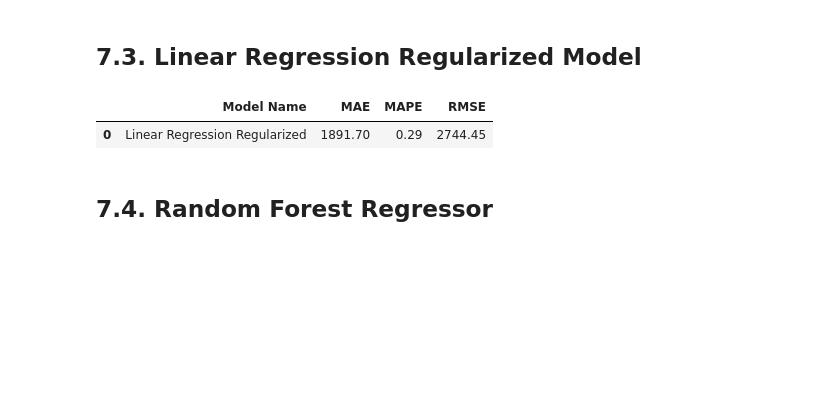
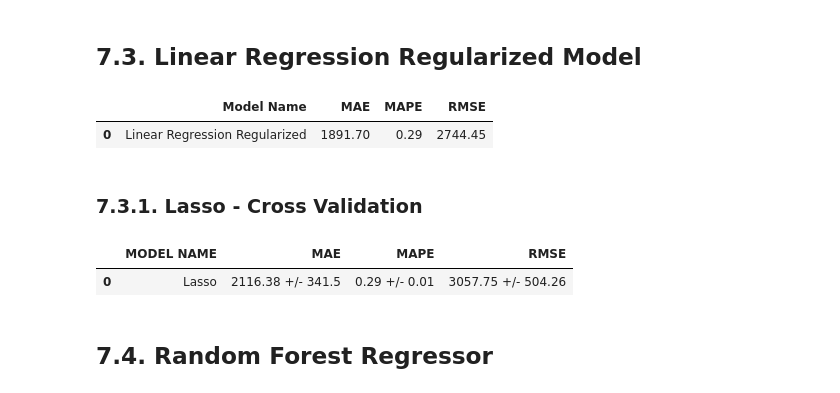
Before and after one commit to almir-martins/rossmann_sales_prediction, a Jupyter notebook: notebooks/m07_video1_store_sales_prediction.ipynb, the cells around one changed output. Drawn from its saved outputs; the diff is of its cells as text; code cells hidden in the pictures; blank space fills up the shorter version.

```diff
--- a/notebooks/m07_video1_store_sales_prediction.ipynb
+++ b/notebooks/m07_video1_store_sales_prediction.ipynb
@@ -1059,5 +1124,6 @@ cols_selected_boruta = [
 feat_to_add = ['date', 'sales']
 
 # Final features
-# cols_selected_boruta.extend(feat_to_add)
-# cols_selected_boruta
+cols_selected_boruta_full = cols_selected_boruta.copy()
+cols_selected_boruta_full.extend(feat_to_add)
+cols_selected_boruta_full
@@ -1069,3 +1153,6 @@ df7 = df6.copy()
 # Criando os datasets de treino e teste com as features selecionadas no passo anterior (Boruta)
 x_train = X_train[cols_selected_boruta]
 x_test = X_test[cols_selected_boruta]
+
+# Dataset com as features selecionadas pelo Boruta mais ['date', 'sales']
+x_training = X_train[cols_selected_boruta_full]
@@ -1129,5 +1224,13 @@ lrr_result
 # %% [output]
 |  | Model Name | MAE | MAPE | RMSE |
 | 0 | Linear Regression Regularized | 1891.70 | 0.29 | 2744.45 |
+# %% [markdown]
+### **7.3.1. Lasso - Cross Validation**
+# %%
+lrr_result_cv = cross_validation(x_training, 5, 'Lasso', lrr)
+lrr_result_cv
+# %% [output]
+|  | MODEL NAME | MAE | MAPE | RMSE |
+| 0 | Lasso | 2116.38 +/- 341.5 | 0.29 +/- 0.01 | 3057.75 +/- 504.26 |
 # %% [markdown]
 ## 7.4. Random Forest Regressor
```
Also changed, not shown: parts of 19 cells of this notebook.
